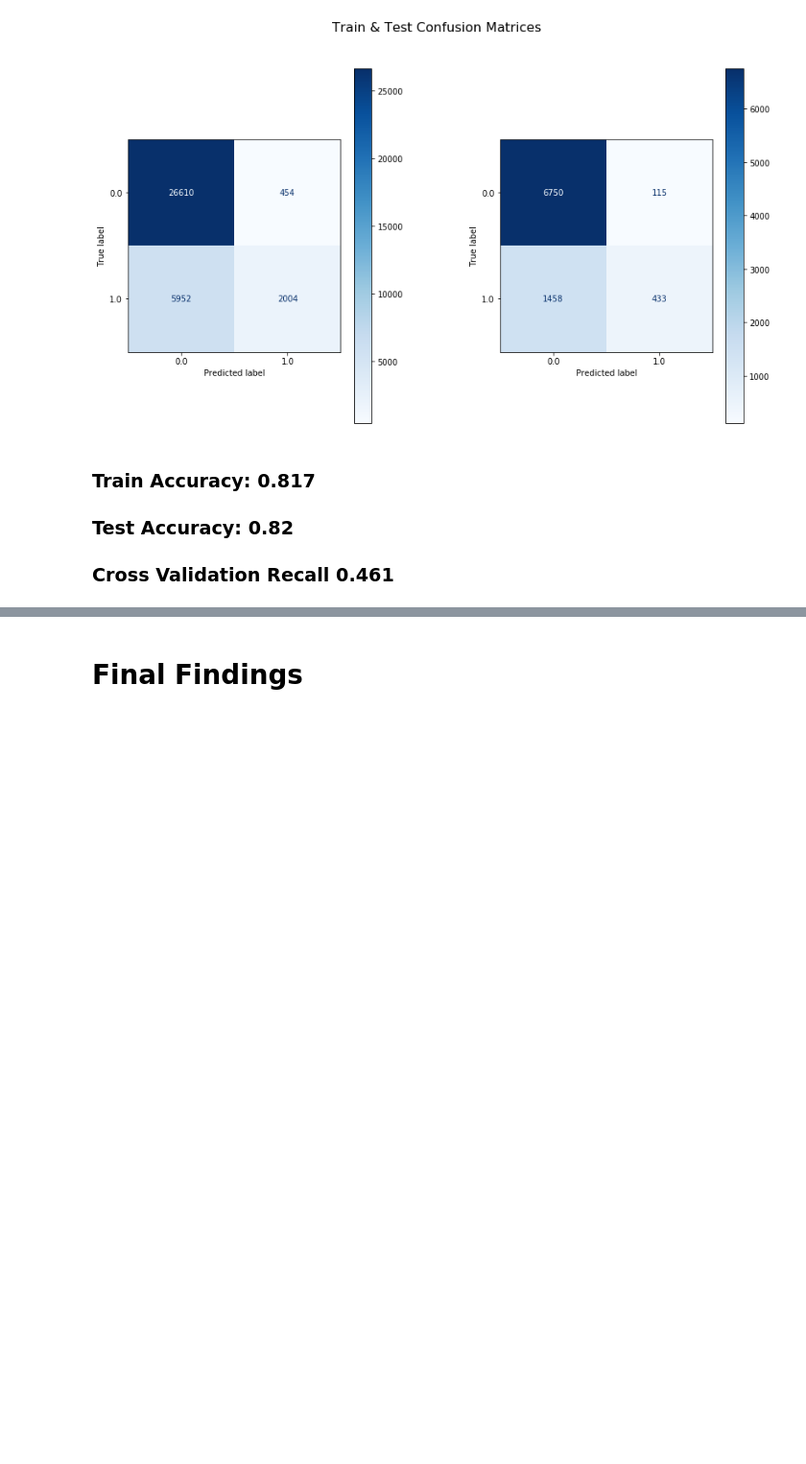
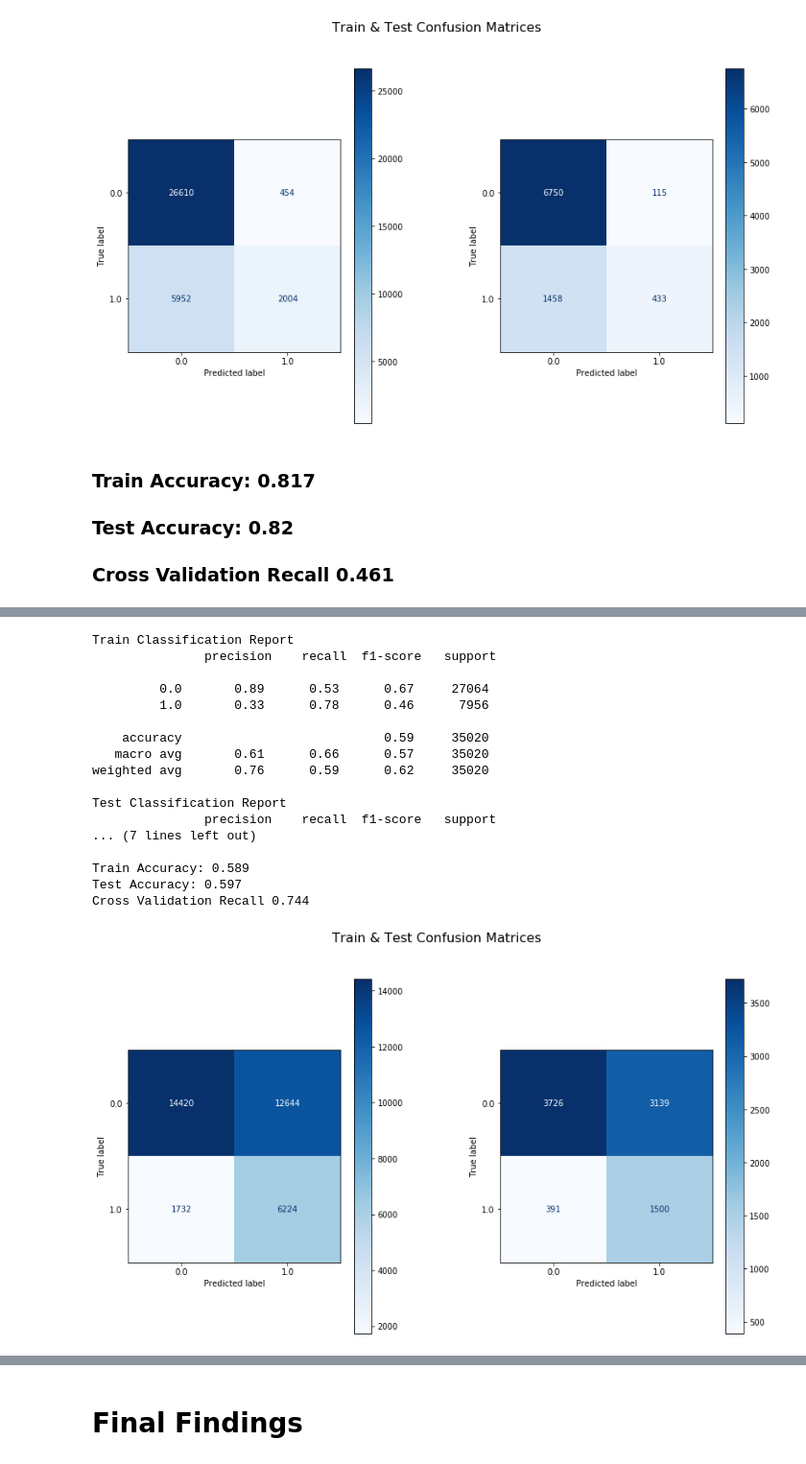
Before and after one commit to rachelbeery/dsc-mod-3-project-v2-1-onl01-dtsc-ft-070620, a Jupyter notebook: Terry_Stops_Modeling.ipynb, the cells around one changed output, grey strips where cells are left out. Shown at 96% size. Saved outputs shown, nothing was run; the diff lists cells and outputs as text; code cells hidden in the pictures; blank space fills up the shorter version.

```diff
--- a/Terry_Stops_Modeling.ipynb
+++ b/Terry_Stops_Modeling.ipynb
@@ -290,0 +334,23 @@ Cross Validation Recall 0.461
+# %%
+xgboosttuningmodel = build_model(xgboost.XGBClassifier(learning_rate=0.1, max_depth=2, n_estimators=50,
+                                          scale_pos_weight=5, random_state=123), X, y)
+xgboosttuningmodel_results = build_model.results
+# %% [output]
+Train Classification Report
+               precision    recall  f1-score   support
+
+         0.0       0.89      0.53      0.67     27064
+         1.0       0.33      0.78      0.46      7956
+
+    accuracy                           0.59     35020
+   macro avg       0.61      0.66      0.57     35020
+weighted avg       0.76      0.59      0.62     35020
+
+Test Classification Report
+               precision    recall  f1-score   support
+... (7 lines left out)
+
+Train Accuracy: 0.589
+Test Accuracy: 0.597
+Cross Validation Recall 0.744
+[figure, added]
```
Also changed, not shown: parts of 7 cells of this notebook, 2 other files.
